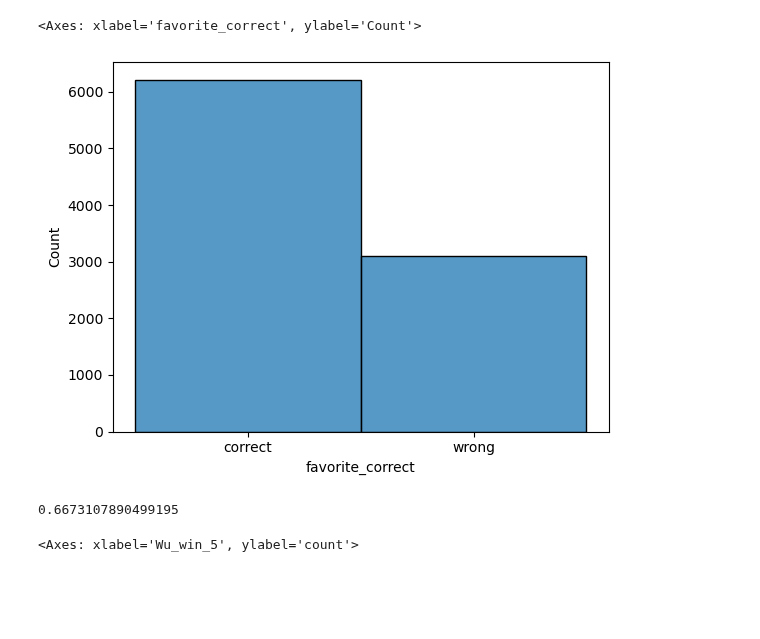
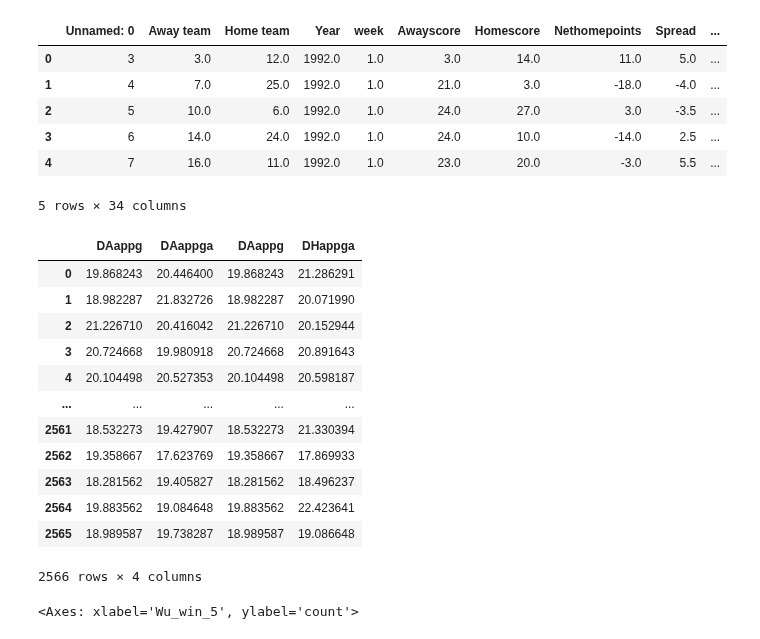
Before and after one commit to 0929230515jimmy/Informatics-final-project, a Jupyter notebook: project/data_clean.ipynb, the cells around one changed output. Saved outputs shown, nothing was run; the diff lists cells and outputs as text; code cells hidden in the pictures; blank space fills up the shorter version.

```diff
--- a/project/data_clean.ipynb
+++ b/project/data_clean.ipynb
@@ -53,6 +7,0 @@ sns.lmplot(data=df, x='net_score', y='spread_favorite')
-# %%
-a = df['favorite_correct']
-sns.histplot(a)
-# %% [output]
-<Axes: xlabel='favorite_correct', ylabel='Count'>
-[figure, removed]
@@ -67,9 +8,30 @@ for i in df['favorite_correct'].index:
-# %%
-total = correct + wrong
-correct_percent = correct/total
-correct_percent
-# %% [output]
-0.6673107890499195
 # %%
 df1 = pd.read_csv('d2.csv')
 df1 = df1.dropna()
+# %%
+df1.head()
+# %% [output]
+|  | Unnamed: 0 | Away team | Home team | Year | week | Awayscore | Homescore | Nethomepoints | Spread | ... |
+| 0 | 3 | 3.0 | 12.0 | 1992.0 | 1.0 | 3.0 | 14.0 | 11.0 | 5.0 | ... |
+| 1 | 4 | 7.0 | 25.0 | 1992.0 | 1.0 | 21.0 | 3.0 | -18.0 | -4.0 | ... |
+| 2 | 5 | 10.0 | 6.0 | 1992.0 | 1.0 | 24.0 | 27.0 | 3.0 | -3.5 | ... |
+| 3 | 6 | 14.0 | 24.0 | 1992.0 | 1.0 | 24.0 | 10.0 | -14.0 | 2.5 | ... |
+| 4 | 7 | 16.0 | 11.0 | 1992.0 | 1.0 | 23.0 | 20.0 | -3.0 | 5.5 | ... |
+5 rows × 34 columns
+# %%
+x = df1[["DAappg", "DAappga", "DAappg", "DHappga"]]
+y = df1["Nethomepoints"]
+# %% [output]
+|  | DAappg | DAappga | DAappg | DHappga |
+| 0 | 19.868243 | 20.446400 | 19.868243 | 21.286291 |
+| 1 | 18.982287 | 21.832726 | 18.982287 | 20.071990 |
+| 2 | 21.226710 | 20.416042 | 21.226710 | 20.152944 |
+| 3 | 20.724668 | 19.980918 | 20.724668 | 20.891643 |
+| 4 | 20.104498 | 20.527353 | 20.104498 | 20.598187 |
+| ... | ... | ... | ... | ... |
+| 2561 | 18.532273 | 19.427907 | 18.532273 | 21.330394 |
+| 2562 | 19.358667 | 17.623769 | 19.358667 | 17.869933 |
+| 2563 | 18.281562 | 19.405827 | 18.281562 | 18.496237 |
+| 2564 | 19.883562 | 19.084648 | 19.883562 | 22.423641 |
+| 2565 | 18.989587 | 19.738287 | 18.989587 | 19.086648 |
+2566 rows × 4 columns
```
Also changed, not shown: parts of 8 cells of this notebook, 1 other file.
